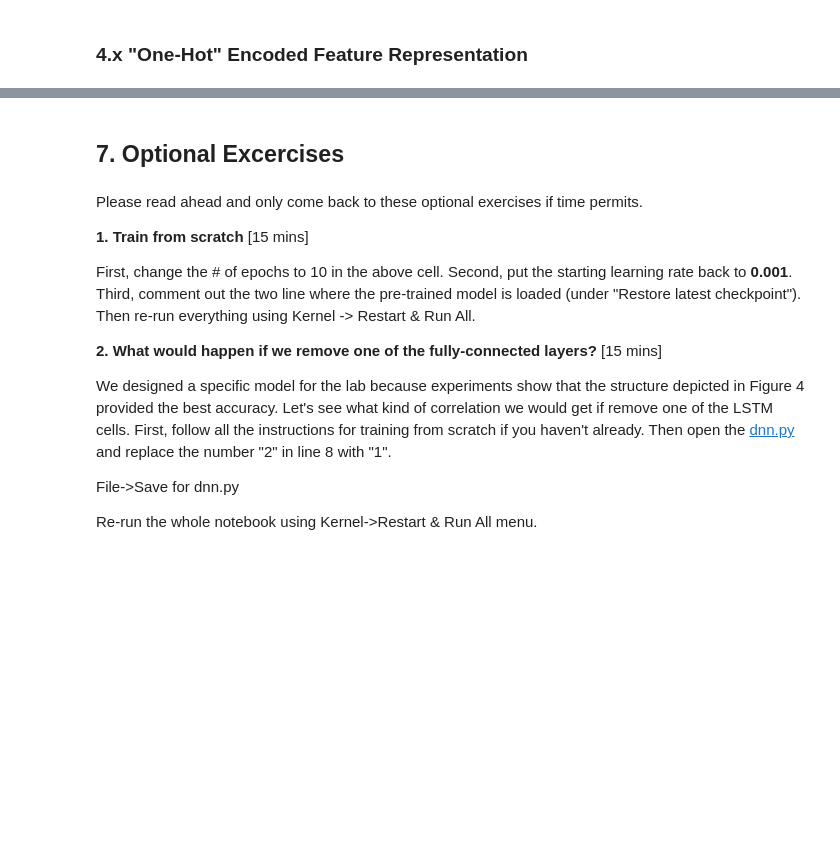
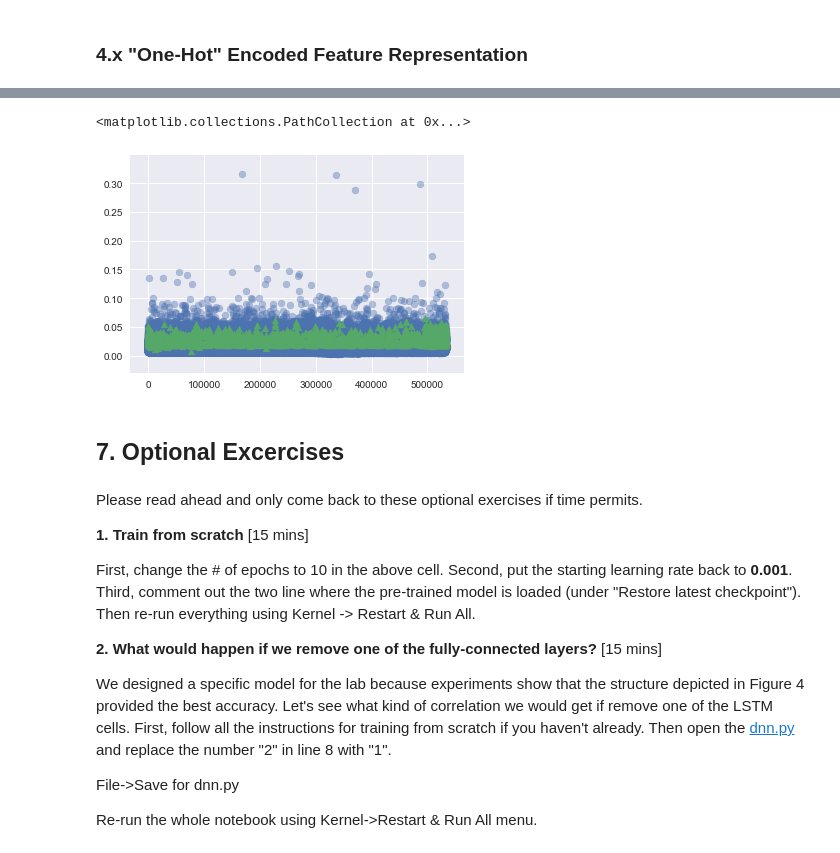
Before and after one commit to GitiHubi/deepAI, a Jupyter notebook: GTC_2018_Lab.ipynb, the cells around one changed output, grey strips where cells are left out. Cells and saved outputs as stored; diff of their text form; code cells hidden in the pictures; blank space fills up the shorter version.

```diff
--- a/GTC_2018_Lab.ipynb
+++ b/GTC_2018_Lab.ipynb
@@ -538,7 +658,7 @@ reconstruction_loss_transaction = np.zeros(reconstruction.size()[0])
 for i in range(0, reconstruction.size()[0]):
 
     # determine reconstruction loss - individual transactions
-    reconstruction_loss_transaction[i] = criterion(reconstruction[i], data[i]).data[0]
+    reconstruction_loss_transaction[i] = loss_function(reconstruction[i], data[i]).data[0]
 
     if(i % 100000 == 0):
 
@@ -548,17 +675,19 @@ for i in range(0, reconstruction.size()[0]):
 # %%
 # prepare plot
 fig = plt.figure()
 ax = fig.add_subplot(111)
 
-plot_data = np.column_stack((np.arange(len(reconstruction_loss_transaction)),
-                             reconstruction_loss_transaction))
+plot_data = np.column_stack((np.arange(len(reconstruction_loss_transaction)), reconstruction_loss_transaction))
 
 regular_data = plot_data[ori_subset.isFraud == 0]
 fraud_data = plot_data[ori_subset.isFraud == 1]
 
 # plot reconstruction error scatter plot
 ax.scatter(regular_data[:, 0], regular_data[:, 1], c='C0', alpha=0.4, marker="o") # plot regular transactions
 ax.scatter(fraud_data[:, 0], fraud_data[:, 1], c='C1', marker="^") # plot fraudulent transactions
+# %% [output]
+<matplotlib.collections.PathCollection at 0x...>
+[figure, added]
 # %% [markdown]
 ## 7. Optional Excercises
 # %% [markdown]
```
Also changed, not shown: parts of 39 cells of this notebook.
